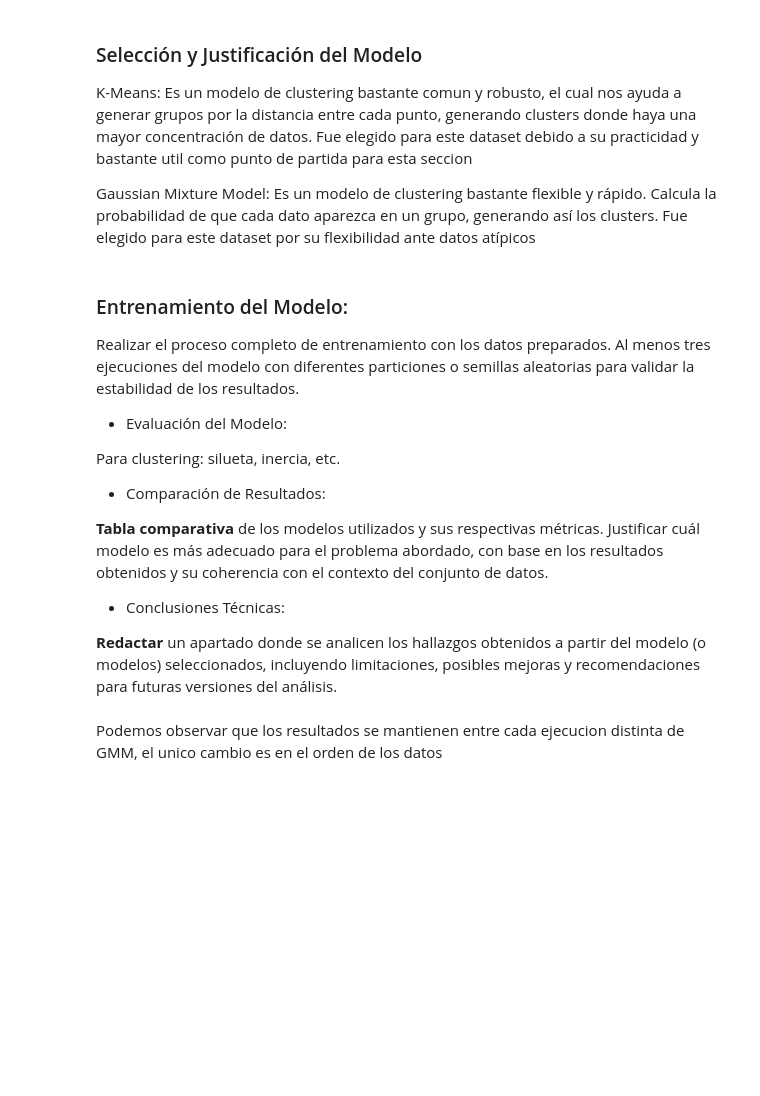
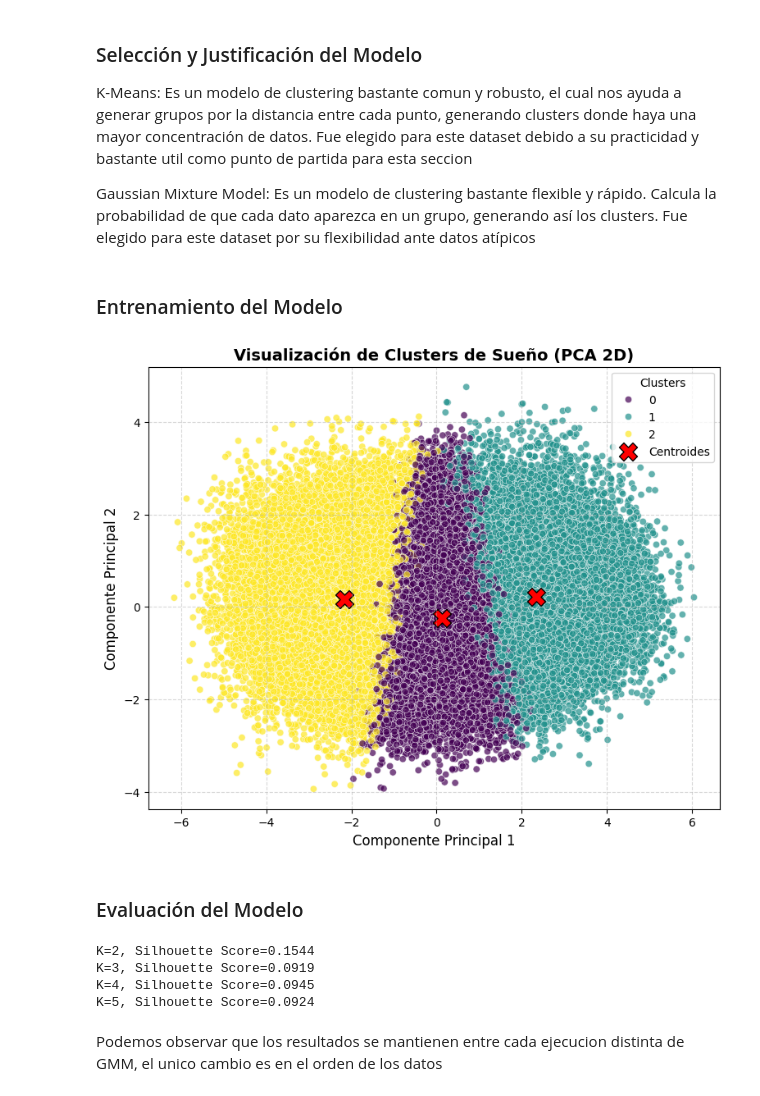
Before and after one commit to cinna-vk/iaa-pia, a Jupyter notebook: PIA_IAA.ipynb, the cells around one changed output. Drawn from its saved outputs; the diff is of its cells as text; code cells hidden in the pictures; blank space fills up the shorter version.

Commit message:
cluster medio arreglados

```diff
--- a/PIA_IAA.ipynb
+++ b/PIA_IAA.ipynb
@@ -646,39 +646,14 @@ La Regresión Lineal simplifica en exceso un fenómeno complejo, asumiendo un or
 K-Means: Es un modelo de clustering bastante comun y robusto, el cual nos ayuda a generar grupos por la distancia entre cada punto, generando clusters donde haya una mayor concentración de datos. Fue elegido para este dataset debido a su practicidad y bastante util como punto de partida para esta seccion
 
 Gaussian Mixture Model: Es un modelo de clustering bastante flexible y rápido. Calcula la probabilidad de que cada dato aparezca en un grupo, generando así los clusters. Fue elegido para este dataset por su flexibilidad ante datos atípicos
-# %% [markdown]
-### Entrenamiento del Modelo:
-
-Realizar el proceso completo de entrenamiento con los datos preparados. Al menos tres ejecuciones del modelo con diferentes particiones o semillas aleatorias para validar la estabilidad de los resultados.
-
-* Evaluación del Modelo:
-
-Para clustering: silueta, inercia, etc.
-
-* Comparación de Resultados:
-
-**Tabla comparativa** de los modelos utilizados y sus respectivas métricas.
-Justificar cuál modelo es más adecuado para el problema abordado, con base en los resultados obtenidos y su coherencia con el contexto del conjunto de datos.
-
-* Conclusiones Técnicas:
-
-**Redactar** un apartado donde se analicen los hallazgos obtenidos a partir del modelo (o modelos) seleccionados, incluyendo limitaciones, posibles mejoras y recomendaciones para futuras versiones del análisis.
+# %% [markdown]
+### Entrenamiento del Modelo
 # %%
-#Obtenemos de nuevo el dataframe
-import pandas as pd
-import kagglehub
-import matplotlib.pyplot as plt
-import pandas as pd
-import seaborn as sns
 from sklearn.cluster import KMeans
 from sklearn.decomposition import PCA
-from sklearn.preprocessing import StandardScaler
 
-path = kagglehub.dataset_download("mohankrishnathalla/sleep-health-and-daily-performance-dataset")
-df_kms = pd.read_csv(path + "/sleep_health_dataset.csv", index_col='person_id')
-
-#Ahora, escalamos el dataset y seleccionamos las columnas objetivo
-
+# Escalamos el dataset y seleccionamos las columnas objetivo
+df_kms = df.copy()
 columnas_deseadas = [
     "age",
     "bmi",
@@ -694,7 +669,7 @@ columnas_deseadas = [
     'heart_rate_resting_bpm',
     'cognitive_performance_score'
 ]
-X = df_kms[columnas_deseadas].dropna()
+X = df_kms[columnas_deseadas]
 
 scaler = StandardScaler()
 X_scaled = scaler.fit_transform(X)
@@ -714,33 +689,37 @@ df_kms["PCA1"] = componentes[:, 0]
 df_kms["PCA2"] = componentes[:, 1]
 
 centroides_pca = pca.transform(kmeans.cluster_centers_)
 
 plt.figure(figsize=(9, 7))
 
 sns.scatterplot(
     data=df_kms, x="PCA1", y="PCA2", hue="cluster", palette="viridis", alpha=0.7
 )
 
 plt.scatter(
     centroides_pca[:, 0],
     centroides_pca[:, 1],
     c="red",
     marker="X",
     s=250,
     edgecolors="black",
     label="Centroides",
 )
 
 # Detalles estéticos
 plt.title(
     "Visualización de Clusters de Sueño (PCA 2D)", fontsize=14, fontweight="bold"
 )
 plt.xlabel("Componente Principal 1", fontsize=12)
 plt.ylabel("Componente Principal 2", fontsize=12)
 plt.legend(loc="upper right", title="Clusters")
 plt.grid(True, linestyle="--", alpha=0.5)
 
 plt.show()
+# %% [output]
+[figure, added]
+# %% [markdown]
+### Evaluación del Modelo
 # %%
 #Verificamos que el kmeans sea correcto con Silhouette Score
 from sklearn.cluster import KMeans
@@ -772,4 +751,9 @@ plt.xlabel("Número de clusters (K)")
 plt.ylabel("Silhouette Score")
 plt.grid(True)
 plt.show()
+# %% [output]
+K=2, Silhouette Score=0.1544
+K=3, Silhouette Score=0.0919
+K=4, Silhouette Score=0.0945
+K=5, Silhouette Score=0.0924
 # %%
```
Also changed, not shown: parts of 4 cells of this notebook.
